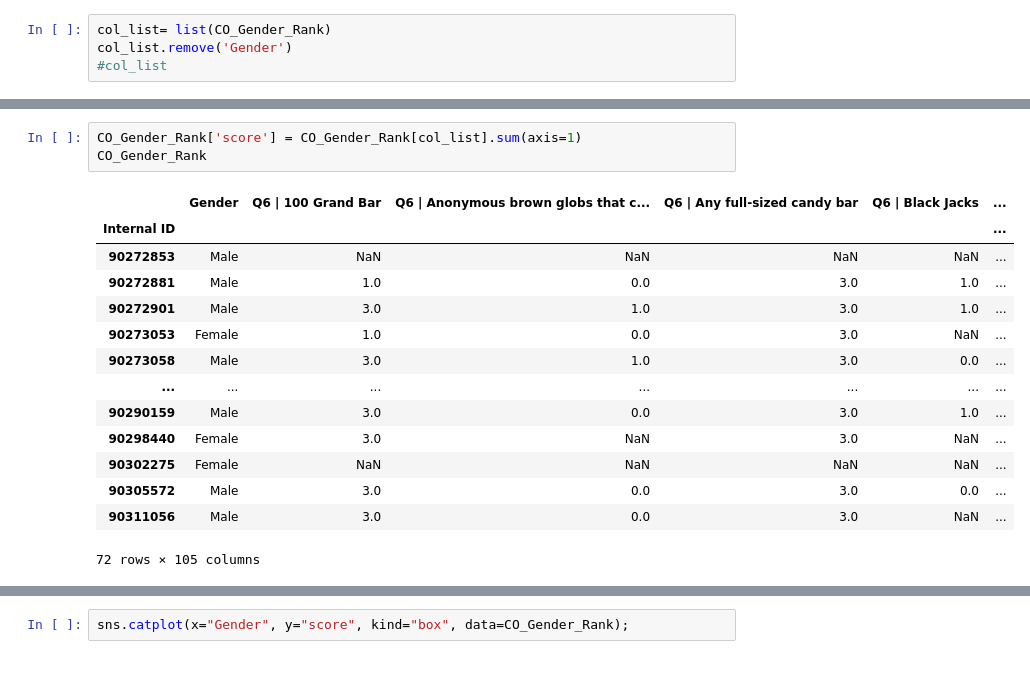
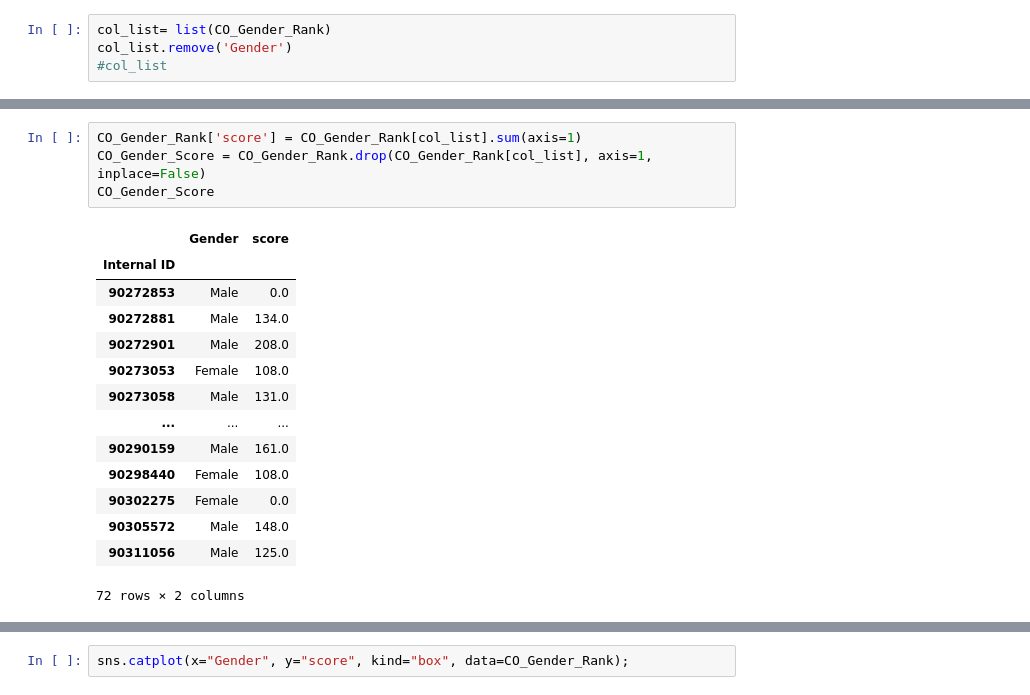
Before and after one commit to JingxiuHu/CandyHierarchyDataCleanUp, a Jupyter notebook: candy_data_clean_up.ipynb, the cells around one changed output, grey strips where cells are left out. Saved outputs shown, nothing was run; the diff lists cells and outputs as text.

```diff
--- a/candy_data_clean_up.ipynb
+++ b/candy_data_clean_up.ipynb
@@ -528,18 +536,19 @@ col_list.remove('Gender')
 # %%
 CO_Gender_Rank['score'] = CO_Gender_Rank[col_list].sum(axis=1)
-CO_Gender_Rank
+CO_Gender_Score = CO_Gender_Rank.drop(CO_Gender_Rank[col_list], axis=1, inplace=False)
+CO_Gender_Score
 # %% [output]
-|  | Gender | Q6 | 100 Grand Bar | Q6 | Anonymous brown globs that c... | Q6 | Any full-sized candy bar | Q6 | Black Jacks | ... |
-| Internal ID |  |  |  |  |  | ... |
-| 90272853 | Male | NaN | NaN | NaN | NaN | ... |
-| 90272881 | Male | 1.0 | 0.0 | 3.0 | 1.0 | ... |
-| 90272901 | Male | 3.0 | 1.0 | 3.0 | 1.0 | ... |
-| 90273053 | Female | 1.0 | 0.0 | 3.0 | NaN | ... |
-| 90273058 | Male | 3.0 | 1.0 | 3.0 | 0.0 | ... |
-| ... | ... | ... | ... | ... | ... | ... |
-| 90290159 | Male | 3.0 | 0.0 | 3.0 | 1.0 | ... |
-| 90298440 | Female | 3.0 | NaN | 3.0 | NaN | ... |
-| 90302275 | Female | NaN | NaN | NaN | NaN | ... |
-| 90305572 | Male | 3.0 | 0.0 | 3.0 | 0.0 | ... |
-| 90311056 | Male | 3.0 | 0.0 | 3.0 | NaN | ... |
+|  | Gender | score |
+| Internal ID |  |  |
+| 90272853 | Male | 0.0 |
+| 90272881 | Male | 134.0 |
+| 90272901 | Male | 208.0 |
+| 90273053 | Female | 108.0 |
+| 90273058 | Male | 131.0 |
+| ... | ... | ... |
+| 90290159 | Male | 161.0 |
+| 90298440 | Female | 108.0 |
+| 90302275 | Female | 0.0 |
+| 90305572 | Male | 148.0 |
+| 90311056 | Male | 125.0 |
-72 rows × 105 columns
+72 rows × 2 columns
```
Also changed, not shown: parts of 3 cells of this notebook.
